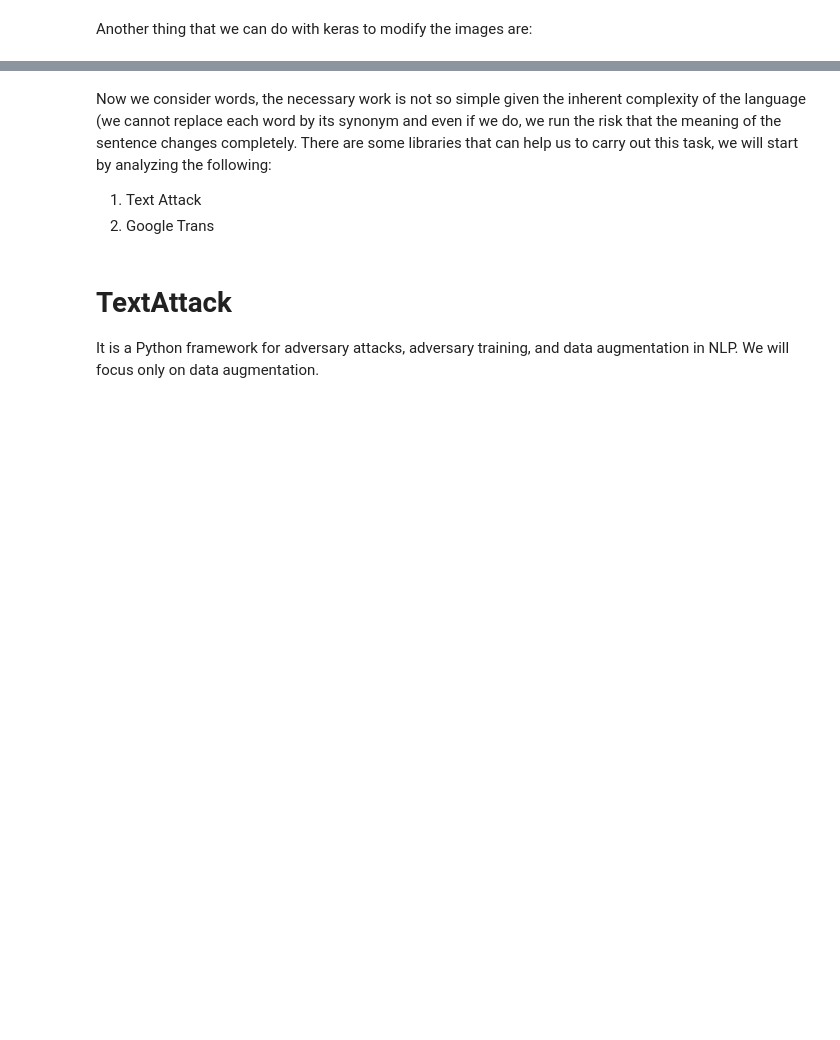
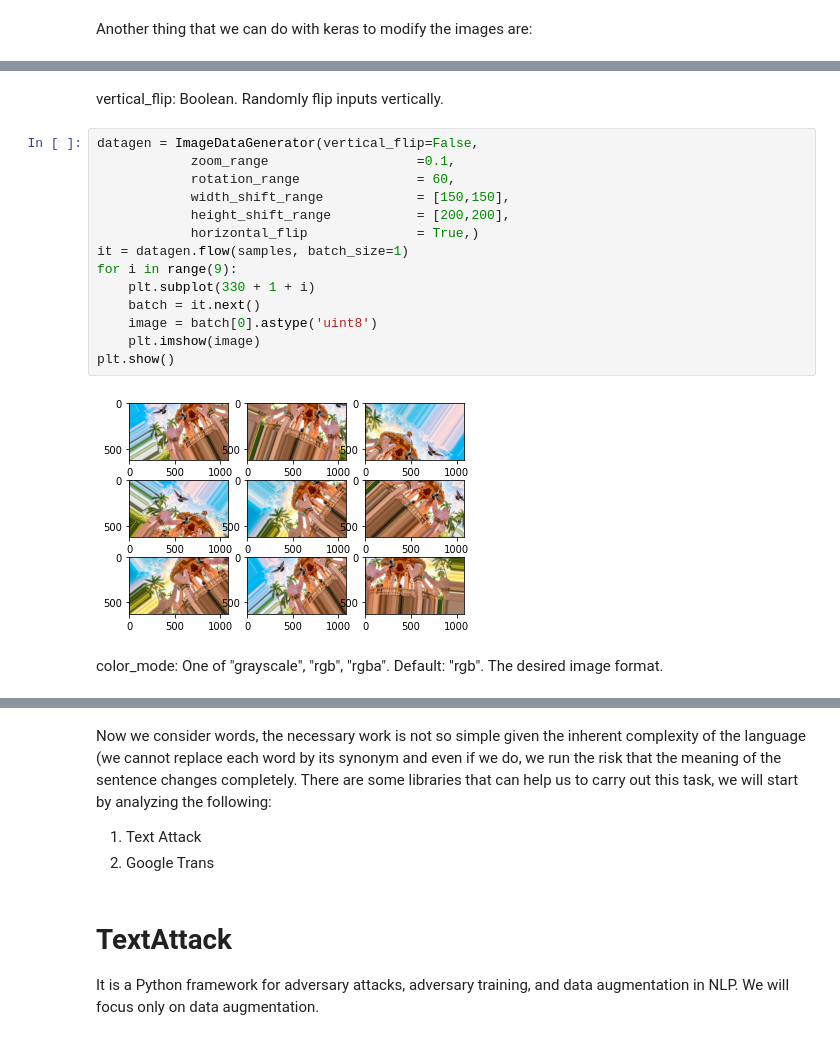
Before and after one commit to OzielSJ01/ProbStad3MecC, a Jupyter notebook: Data_Augmentation_COSJ_Mec_3C.ipynb, the cells around one changed output, grey strips where cells are left out. Saved outputs shown, nothing was run; the diff lists cells and outputs as text; blank space fills up the shorter version.

```diff
--- a/Data_Augmentation_COSJ_Mec_3C.ipynb
+++ b/Data_Augmentation_COSJ_Mec_3C.ipynb
@@ -205,0 +215,20 @@ dtype: Dtype to use for the generated arrays.
+# %% [markdown]
+vertical_flip: Boolean. Randomly flip inputs vertically.
+# %%
+datagen = ImageDataGenerator(vertical_flip=False,
+            zoom_range                   =0.1,
+            rotation_range               = 60,
+            width_shift_range            = [150,150],
+            height_shift_range           = [200,200],
+            horizontal_flip              = True,)
+it = datagen.flow(samples, batch_size=1)
+for i in range(9):
+	plt.subplot(330 + 1 + i)
+	batch = it.next()
+	image = batch[0].astype('uint8')
+	plt.imshow(image)
+plt.show()
+# %% [output]
+[figure, added]
+# %% [markdown]
+color_mode: One of "grayscale", "rgb", "rgba". Default: "rgb". The desired image format.
```
Also changed, not shown: parts of 20 cells of this notebook.
